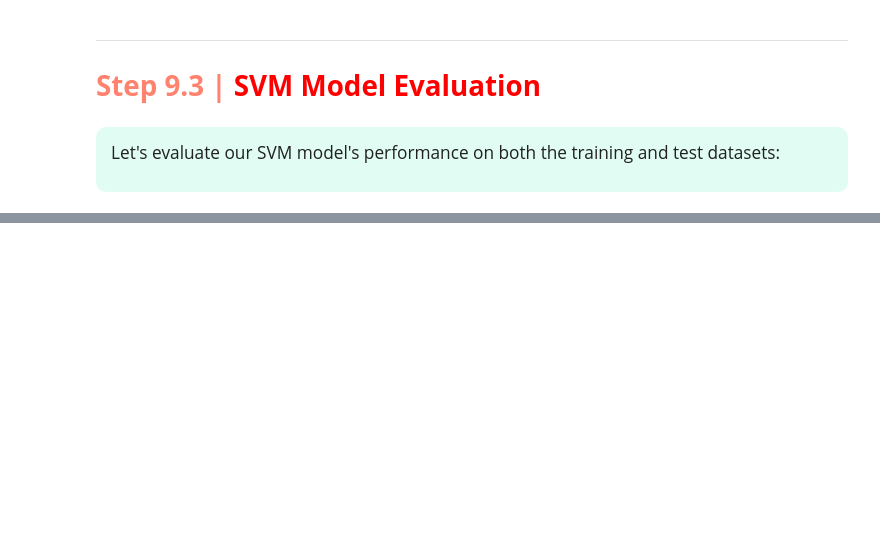
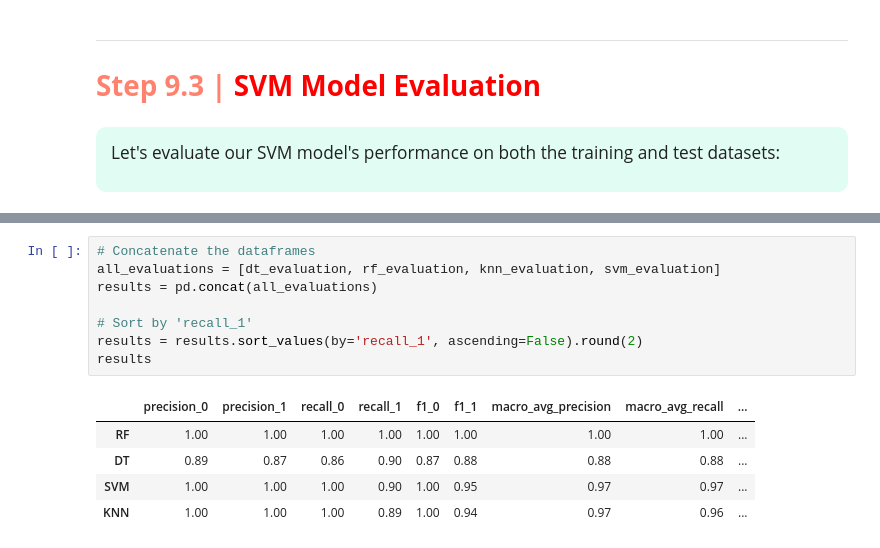
Before and after one commit to iffat336/All_about_transformation, a Jupyter notebook: transformation.ipynb, the cells around one changed output, grey strips where cells are left out. Drawn from its saved outputs; the diff is of its cells as text; blank space fills up the shorter version.

```diff
--- a/transformation.ipynb
+++ b/transformation.ipynb
@@ -1353,0 +1515,14 @@ Let's evaluate our SVM model's performance on both the training and test dataset
+# %%
+# Concatenate the dataframes
+all_evaluations = [dt_evaluation, rf_evaluation, knn_evaluation, svm_evaluation]
+results = pd.concat(all_evaluations)
+
+# Sort by 'recall_1'
+results = results.sort_values(by='recall_1', ascending=False).round(2)
+results
+# %% [output]
+|  | precision_0 | precision_1 | recall_0 | recall_1 | f1_0 | f1_1 | macro_avg_precision | macro_avg_recall | ... |
+| RF | 1.00 | 1.00 | 1.00 | 1.00 | 1.00 | 1.00 | 1.00 | 1.00 | ... |
+| DT | 0.89 | 0.87 | 0.86 | 0.90 | 0.87 | 0.88 | 0.88 | 0.88 | ... |
+| SVM | 1.00 | 1.00 | 1.00 | 0.90 | 1.00 | 0.95 | 0.97 | 0.97 | ... |
+| KNN | 1.00 | 1.00 | 1.00 | 0.89 | 1.00 | 0.94 | 0.97 | 0.96 | ... |
```
Also changed, not shown: parts of 31 cells of this notebook, 1 other file.
